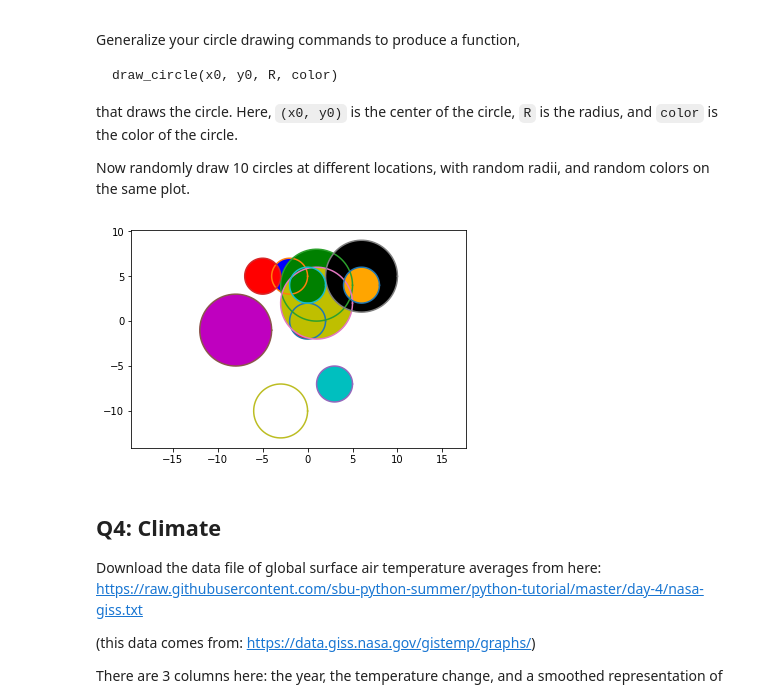
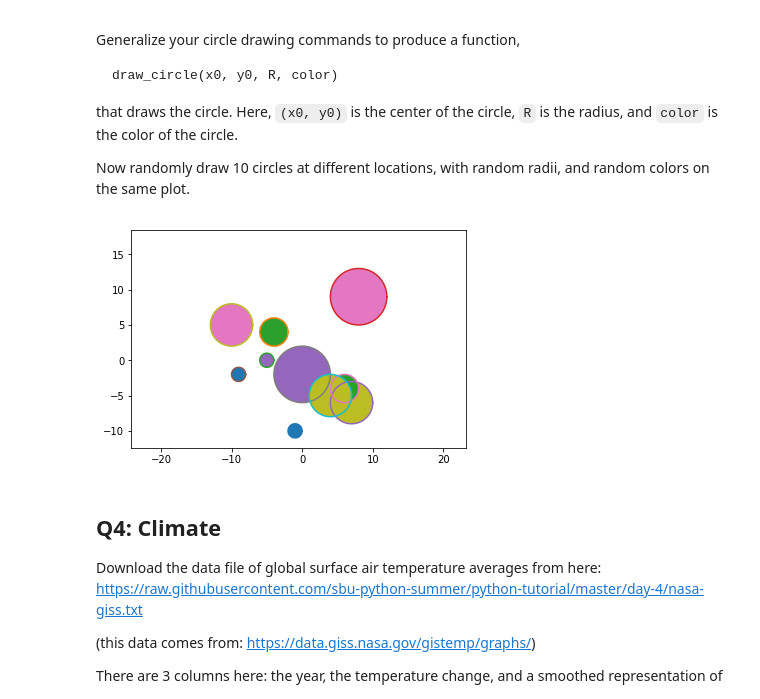
Before and after one commit to Songxiaoman28/SXM-python-homework, a Jupyter notebook: matplotlib_exercises/2-matplotlib-exercises.ipynb, the cells around one changed output. Saved outputs shown, nothing was run; the diff lists cells and outputs as text; code cells hidden in the pictures.

```diff
--- a/matplotlib_exercises/2-matplotlib-exercises.ipynb
+++ b/matplotlib_exercises/2-matplotlib-exercises.ipynb
@@ -83,24 +84,23 @@ Now randomly draw 10 circles at different locations, with random radii, and rand
 # %%
 #定义函数，随机画圆
 fig = plt.figure()
 ax = plt.subplot(111)
 theta = np.arange(0, 2*np.pi, 0.01)
 def draw_circle(x0, y0, R, color):
     x = x0+ R* np.cos(theta)
     y = y0+ R* np.sin(theta)
     return (ax.plot(x, y),ax.fill(x,y,color))
-draw_circle(0,0,2,'r')
-
 R=np.random.randint(1,5,10) #半径
 x0=np.random.randint(-10,10,10)
 y0=np.random.randint(-10,10,10) #圆心
-color=['b', 'g', 'r', 'c', 'm', 'y', 'k', 'w','#008000','#FFA500'] #颜色，如何随机生成颜色？
+color=np.random.randint(0,20,10)
+#color=['b', 'g', 'r', 'c', 'm', 'y', 'k', 'w','#008000','#FFA500'] #颜色
 for i in range(10):
     draw_circle(x0[i],y0[i],R[i],color[i])
 ax.axis('equal')
 plt.show()
 # %% [output]
-[figure, old version]
+[figure, new version]
 # %% [markdown]
 ## Q4: Climate
 
```
Also changed, not shown: parts of 2 cells of this notebook.
